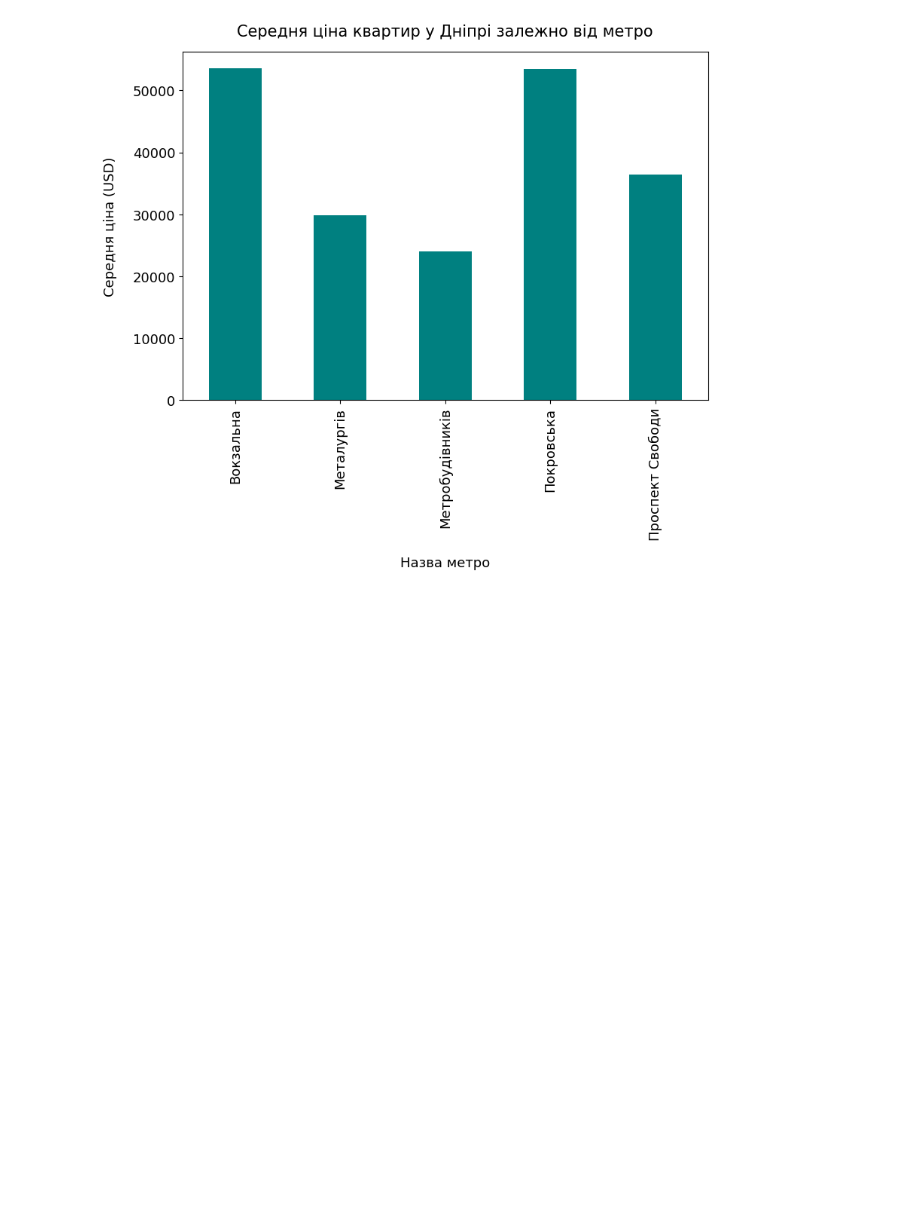
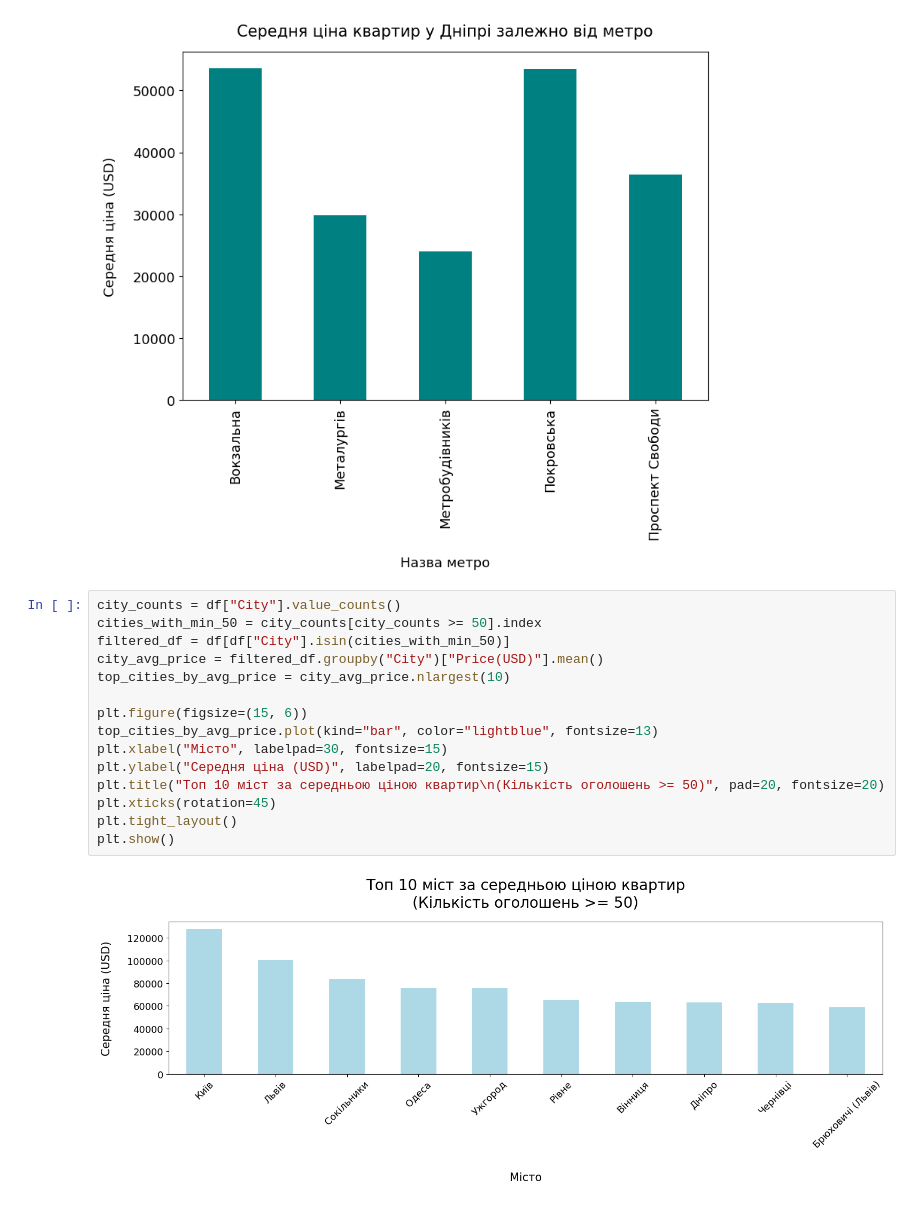
Before and after one commit to Ihor-MA/flats-data-analytics, a Jupyter notebook: visualization.ipynb, the cells around one changed output. Drawn from its saved outputs; the diff is of its cells as text; blank space fills up the shorter version.

Commit message:
Created graphic 'Топ 10 мiст за середньою цiною квартир(кiлькiсть оголошень >= 50)'

```diff
--- a/visualization.ipynb
+++ b/visualization.ipynb
@@ -117,3 +117,20 @@ plt.title("Середня ціна квартир у Дніпрі залежно
 plt.show()
 # %% [output]
 [figure]
+# %%
+city_counts = df["City"].value_counts()
+cities_with_min_50 = city_counts[city_counts >= 50].index
+filtered_df = df[df["City"].isin(cities_with_min_50)]
+city_avg_price = filtered_df.groupby("City")["Price(USD)"].mean()
+top_cities_by_avg_price = city_avg_price.nlargest(10)
+
+plt.figure(figsize=(15, 6))
+top_cities_by_avg_price.plot(kind="bar", color="lightblue", fontsize=13)
+plt.xlabel("Місто", labelpad=30, fontsize=15)
+plt.ylabel("Середня ціна (USD)", labelpad=20, fontsize=15)
+plt.title("Топ 10 міст за середньою ціною квартир\n(Кількість оголошень >= 50)", pad=20, fontsize=20)
+plt.xticks(rotation=45)
+plt.tight_layout()
+plt.show()
+# %% [output]
+[figure, added]
```
